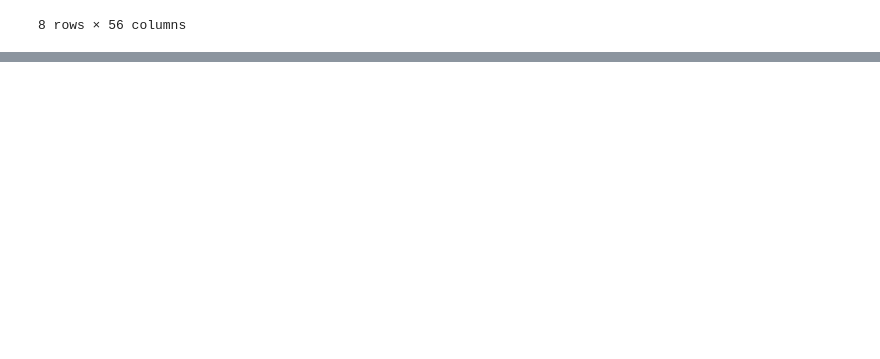
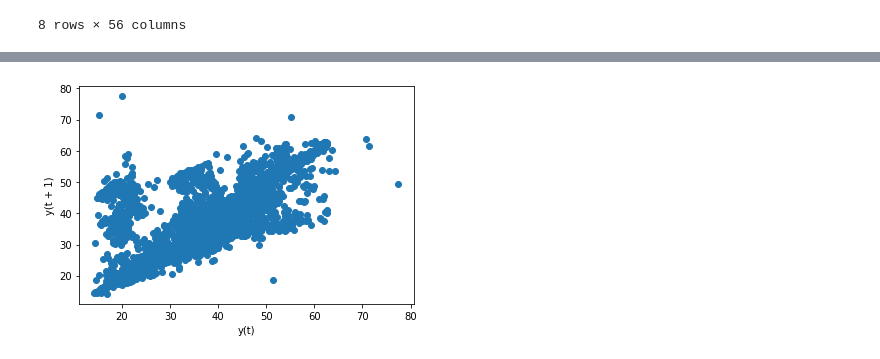
Before and after one commit to ehlimana/EMS, a Jupyter notebook: Creating features.ipynb, the cells around one changed output, grey strips where cells are left out. Saved outputs shown, nothing was run; the diff lists cells and outputs as text; code cells hidden in the pictures; blank space fills up the shorter version.

```diff
--- a/Creating features.ipynb
+++ b/Creating features.ipynb
@@ -50,0 +115,10 @@ file[:46].describe()
+# %%
+from pandas import read_csv
+from matplotlib import pyplot
+from pandas.plotting import lag_plot
+series = file["Kalorimetar 1 39024788Temp.pol.voda (°C)"]
+
+lag_plot(series)
+pyplot.show()
+# %% [output]
+[figure, added]
```
Also changed, not shown: parts of 9 cells of this notebook, 1 other file.
